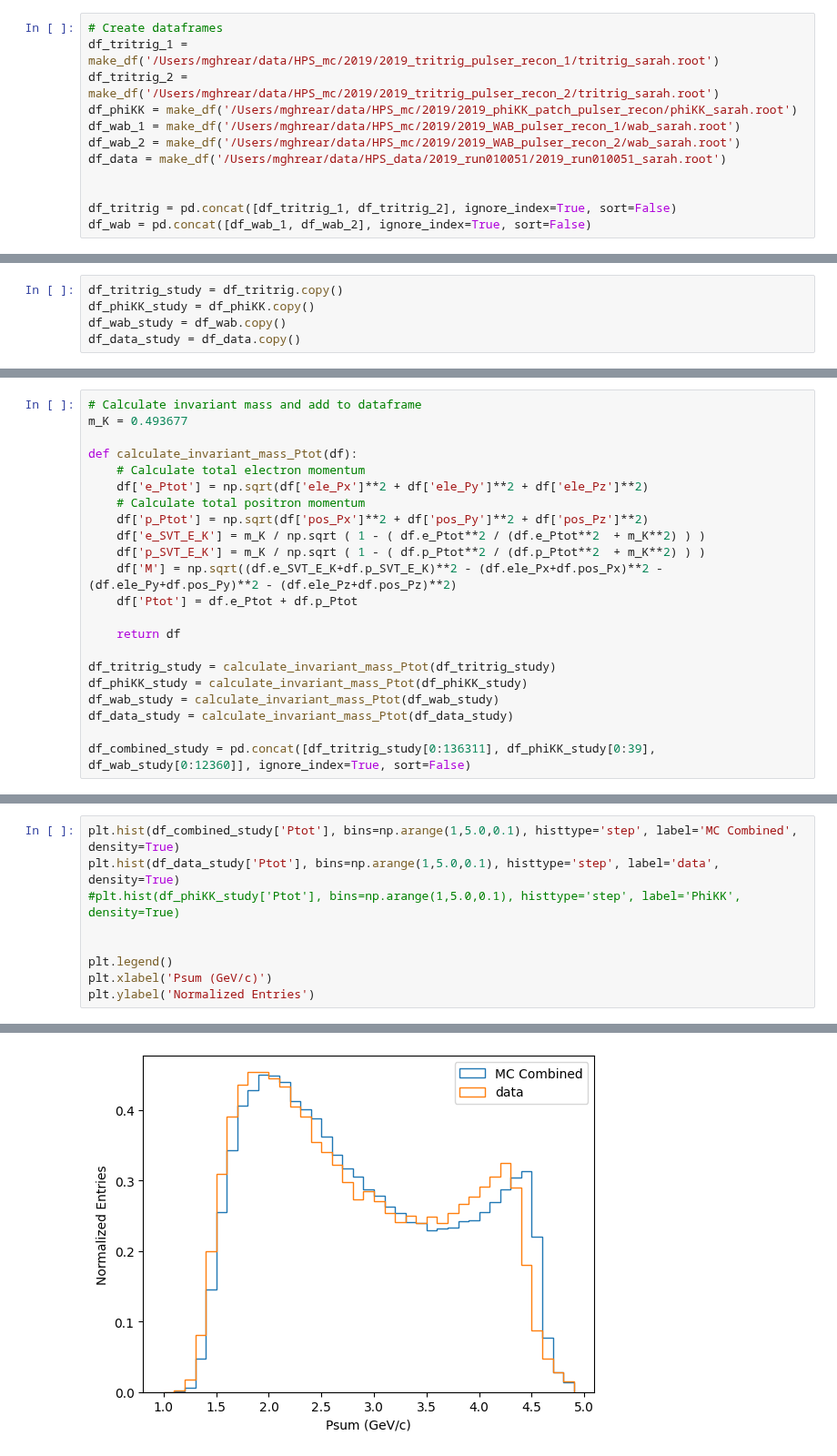
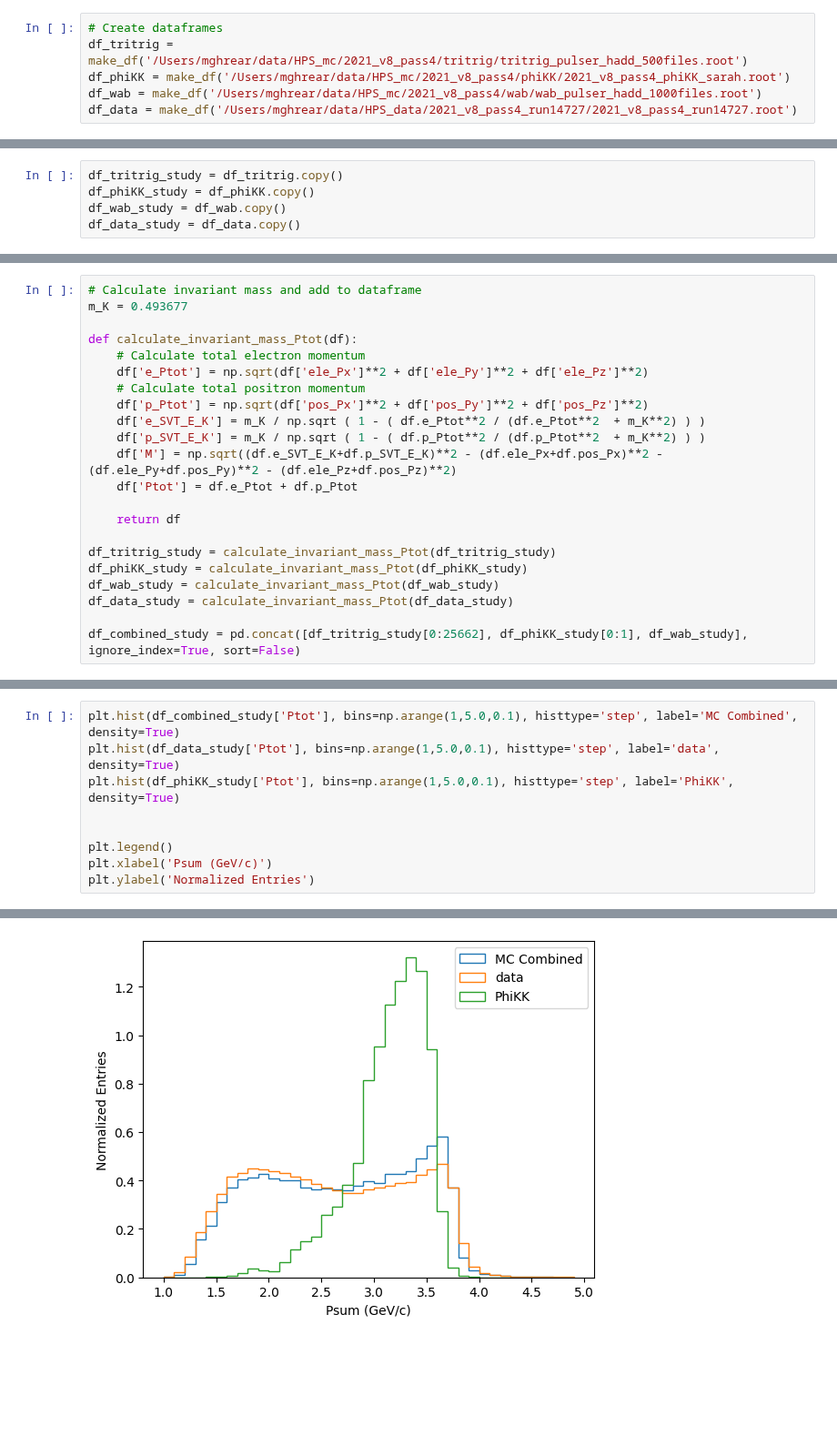
Before and after one commit to mghrear/pivoting-ANN, a Jupyter notebook: data_setup.ipynb, the cells around one changed output, grey strips where cells are left out. Shown at 91% size. Saved outputs shown, nothing was run; the diff lists cells and outputs as text; blank space fills up the shorter version.

```diff
--- a/data_setup.ipynb
+++ b/data_setup.ipynb
@@ -66,14 +66,8 @@ def make_df(file_path):
     return df
 # %%
 # Create dataframes
-df_tritrig_1 = make_df('/Users/mghrear/data/HPS_mc/2019/2019_tritrig_pulser_recon_1/tritrig_sarah.root')
-df_tritrig_2 = make_df('/Users/mghrear/data/HPS_mc/2019/2019_tritrig_pulser_recon_2/tritrig_sarah.root')
-df_phiKK = make_df('/Users/mghrear/data/HPS_mc/2019/2019_phiKK_patch_pulser_recon/phiKK_sarah.root')
-df_wab_1 = make_df('/Users/mghrear/data/HPS_mc/2019/2019_WAB_pulser_recon_1/wab_sarah.root')
-df_wab_2 = make_df('/Users/mghrear/data/HPS_mc/2019/2019_WAB_pulser_recon_2/wab_sarah.root')
-df_data = make_df('/Users/mghrear/data/HPS_data/2019_run010051/2019_run010051_sarah.root')
-
-
-df_tritrig = pd.concat([df_tritrig_1, df_tritrig_2], ignore_index=True, sort=False)
-df_wab = pd.concat([df_wab_1, df_wab_2], ignore_index=True, sort=False)
+df_tritrig = make_df('/Users/mghrear/data/HPS_mc/2021_v8_pass4/tritrig/tritrig_pulser_hadd_500files.root')
+df_phiKK = make_df('/Users/mghrear/data/HPS_mc/2021_v8_pass4/phiKK/2021_v8_pass4_phiKK_sarah.root')
+df_wab = make_df('/Users/mghrear/data/HPS_mc/2021_v8_pass4/wab/wab_pulser_hadd_1000files.root')
+df_data = make_df('/Users/mghrear/data/HPS_data/2021_v8_pass4_run14727/2021_v8_pass4_run14727.root')
 # %%
@@ -109,7 +119,7 @@ df_phiKK_study = calculate_invariant_mass_Ptot(df_phiKK_study)
 df_wab_study = calculate_invariant_mass_Ptot(df_wab_study)
 df_data_study = calculate_invariant_mass_Ptot(df_data_study)
 
-df_combined_study = pd.concat([df_tritrig_study[0:136311], df_phiKK_study[0:39], df_wab_study[0:12360]], ignore_index=True, sort=False)
+df_combined_study = pd.concat([df_tritrig_study[0:25662], df_phiKK_study[0:1], df_wab_study], ignore_index=True, sort=False)
 # %%
 plt.hist(df_combined_study['M'], bins=np.arange(.980,1.250,0.001), range=(0,1.5), histtype='step', label='MC Combined', density=True)
 plt.hist(df_data_study['M'], bins=np.arange(.980,1.250,0.001), range=(0,1.5), histtype='step', label='data', density=True)
@@ -126,15 +136,15 @@ Text(0.5, 1.0, 'Invariant Mass Distribution for Combined MC Samples')
 # %%
 plt.hist(df_combined_study['Ptot'], bins=np.arange(1,5.0,0.1), histtype='step', label='MC Combined', density=True)
 plt.hist(df_data_study['Ptot'], bins=np.arange(1,5.0,0.1), histtype='step', label='data', density=True)
-#plt.hist(df_phiKK_study['Ptot'], bins=np.arange(1,5.0,0.1), histtype='step', label='PhiKK', density=True)
+plt.hist(df_phiKK_study['Ptot'], bins=np.arange(1,5.0,0.1), histtype='step', label='PhiKK', density=True)
 
 
 plt.legend()
 plt.xlabel('Psum (GeV/c)')
 plt.ylabel('Normalized Entries')
 # %% [output]
 Text(0, 0.5, 'Normalized Entries')
-[figure, old version]
+[figure, new version]
 # %%
 plt.hist(df_combined_study['pos_E_Ecal'], bins=np.arange(.3,4,0.1), range=(0,1.5), histtype='step', label='MC Combined', density=True)
 plt.hist(df_data_study['pos_E_Ecal'], bins=np.arange(.3,4,0.1), range=(0,1.5), histtype='step', label='data', density=True)
```
Also changed, not shown: parts of 17 cells of this notebook, 5 other files.
